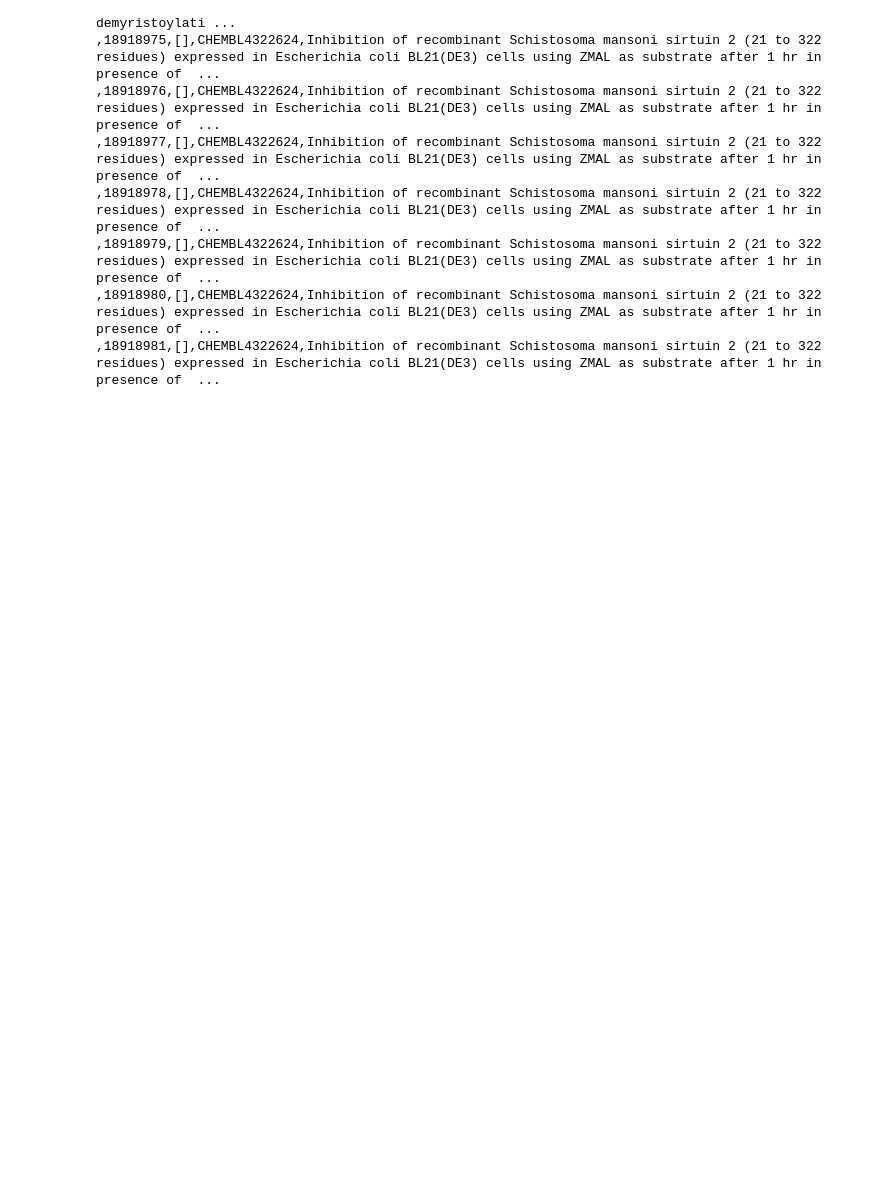
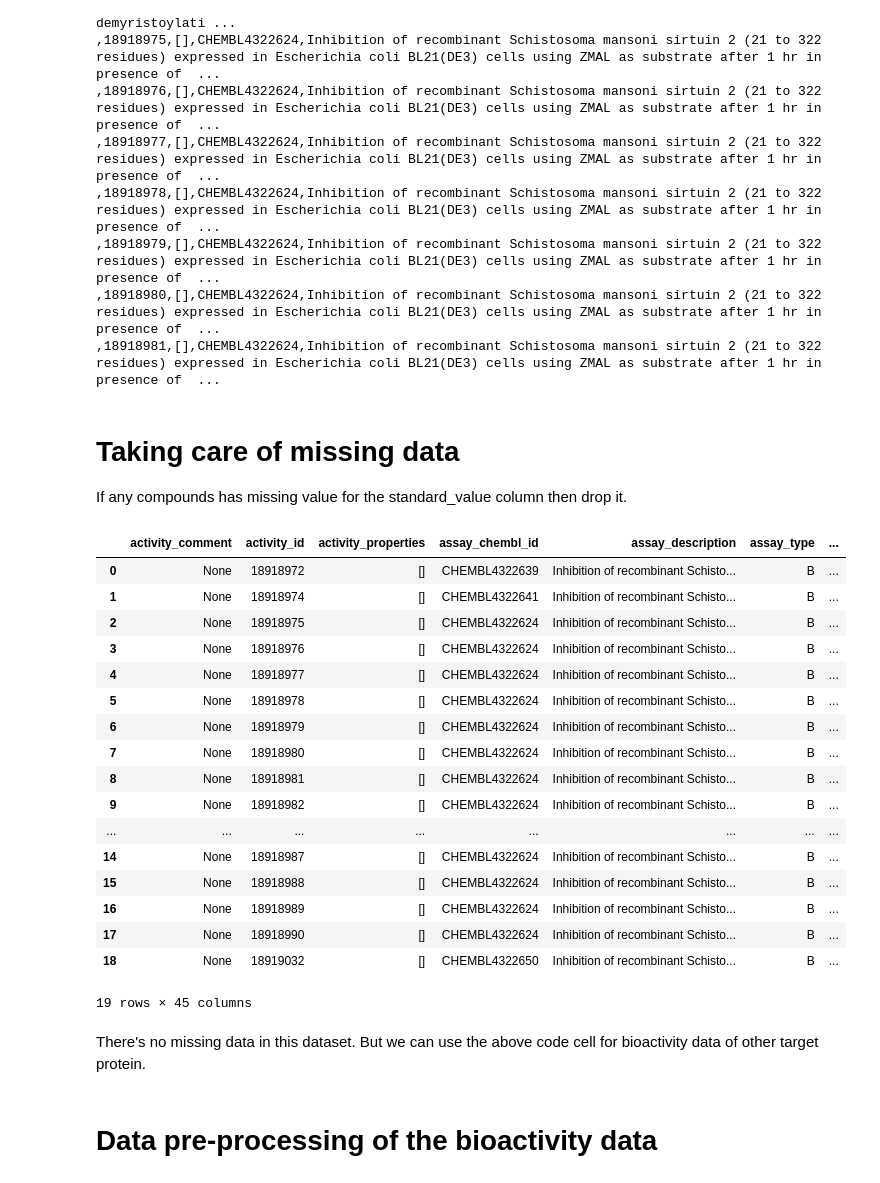
Before and after one commit to Alex-Catalin21/Bioinformatics_Project, a Jupyter notebook: ML_bioactivity_schisto_data.ipynb, the cells around one changed output. Saved outputs shown, nothing was run; the diff lists cells and outputs as text; code cells hidden in the pictures; blank space fills up the shorter version.

Commit message:
preprocessing of the bioactivity data

```diff
--- a/ML_bioactivity_schisto_data.ipynb
+++ b/ML_bioactivity_schisto_data.ipynb
@@ -156,3 +156,33 @@ activity_comment,activity_id,activity_properties,assay_chembl_id,assay_descripti
 ,18918979,[],CHEMBL4322624,Inhibition of recombinant Schistosoma mansoni sirtuin 2 (21 to 322 residues) expressed in Escherichia coli BL21(DE3) cells using ZMAL as substrate after 1 hr in presence of  ...
 ,18918980,[],CHEMBL4322624,Inhibition of recombinant Schistosoma mansoni sirtuin 2 (21 to 322 residues) expressed in Escherichia coli BL21(DE3) cells using ZMAL as substrate after 1 hr in presence of  ...
 ,18918981,[],CHEMBL4322624,Inhibition of recombinant Schistosoma mansoni sirtuin 2 (21 to 322 residues) expressed in Escherichia coli BL21(DE3) cells using ZMAL as substrate after 1 hr in presence of  ...
+# %% [markdown]
+# **Taking care of missing data**
+
+If any compounds has missing value for the standard_value column then drop it.
+# %%
+df2 = df[df.standard_value.notna()]
+df2
+# %% [output]
+|  | activity_comment | activity_id | activity_properties | assay_chembl_id | assay_description | assay_type | ... |
+| 0 | None | 18918972 | [] | CHEMBL4322639 | Inhibition of recombinant Schisto... | B | ... |
+| 1 | None | 18918974 | [] | CHEMBL4322641 | Inhibition of recombinant Schisto... | B | ... |
+| 2 | None | 18918975 | [] | CHEMBL4322624 | Inhibition of recombinant Schisto... | B | ... |
+| 3 | None | 18918976 | [] | CHEMBL4322624 | Inhibition of recombinant Schisto... | B | ... |
+| 4 | None | 18918977 | [] | CHEMBL4322624 | Inhibition of recombinant Schisto... | B | ... |
+| 5 | None | 18918978 | [] | CHEMBL4322624 | Inhibition of recombinant Schisto... | B | ... |
+| 6 | None | 18918979 | [] | CHEMBL4322624 | Inhibition of recombinant Schisto... | B | ... |
+| 7 | None | 18918980 | [] | CHEMBL4322624 | Inhibition of recombinant Schisto... | B | ... |
+| 8 | None | 18918981 | [] | CHEMBL4322624 | Inhibition of recombinant Schisto... | B | ... |
+| 9 | None | 18918982 | [] | CHEMBL4322624 | Inhibition of recombinant Schisto... | B | ... |
+| ... | ... | ... | ... | ... | ... | ... | ... |
+| 14 | None | 18918987 | [] | CHEMBL4322624 | Inhibition of recombinant Schisto... | B | ... |
+| 15 | None | 18918988 | [] | CHEMBL4322624 | Inhibition of recombinant Schisto... | B | ... |
+| 16 | None | 18918989 | [] | CHEMBL4322624 | Inhibition of recombinant Schisto... | B | ... |
+| 17 | None | 18918990 | [] | CHEMBL4322624 | Inhibition of recombinant Schisto... | B | ... |
+| 18 | None | 18919032 | [] | CHEMBL4322650 | Inhibition of recombinant Schisto... | B | ... |
+19 rows × 45 columns
+# %% [markdown]
+There's no missing data in this dataset. But we can use the above code cell for bioactivity data of other target protein.
+# %% [markdown]
+# **Data pre-processing of the bioactivity data**
```
Also changed, not shown: parts of 20 cells of this notebook.
